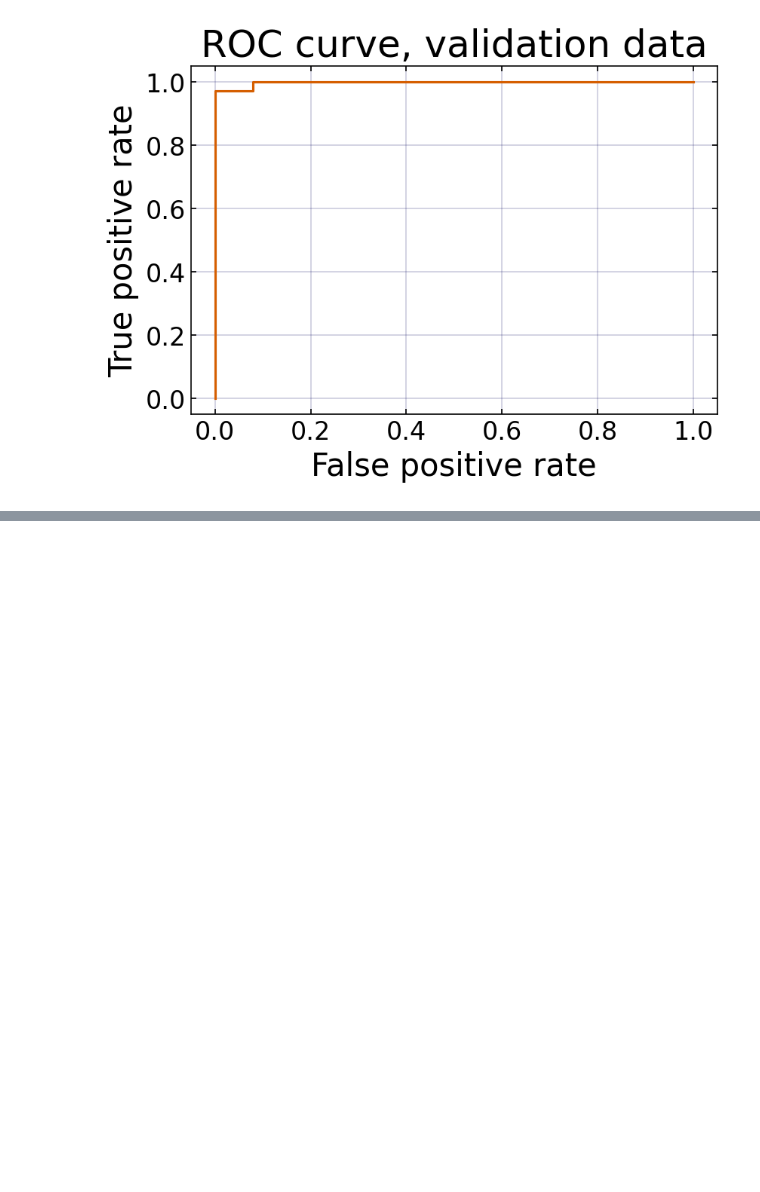
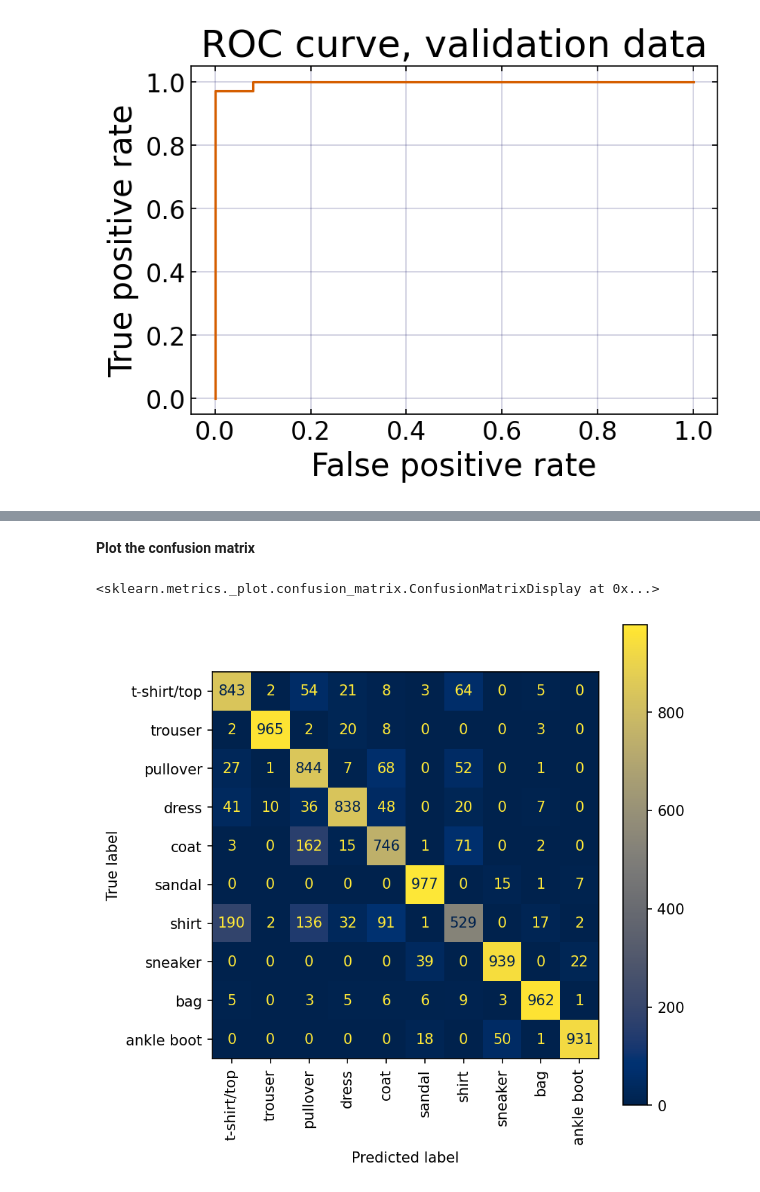
Before and after one commit to Cissi07/DSML-Prep, a Jupyter notebook: DSML_code_shared.ipynb, the cells around one changed output, grey strips where cells are left out. Saved outputs shown, nothing was run; the diff lists cells and outputs as text; code cells hidden in the pictures; blank space fills up the shorter version.

```diff
--- a/DSML_code_shared.ipynb
+++ b/DSML_code_shared.ipynb
@@ -1866,0 +2228,23 @@ ROC score = 0.998
+# %%
+output_channels_roc_aucs, output_channels_labels, output_channels_probs, output_channels_accs = {}, {}, {}, {}
+output_channels_total_accs = {}
+for output_chann in output_channels:
+    y_test, y_preds, probs, pred_labels, roc_aucs, accs, accs_per_class = evaluateModel(output_channels_models[output_chann])
+    output_channels_roc_aucs[output_chann] = roc_aucs
+    output_channels_labels[output_chann] = pred_labels
+    output_channels_probs[output_chann] = probs
+    output_channels_total_accs[output_chann] = accs
+    output_channels_accs[output_chann] = accs_per_class
+
+classes = ('t-shirt/top', 'trouser', 'pullover', 'dress',
+           'coat', 'sandal', 'shirt', 'sneaker', 'bag', 'ankle boot')
+
+for output_chann in output_channels:
+    print('For model with {} output channels in first convolutional layer:'.format(output_chann))
+    print('Total classification accuracy = {:.2f}%'.format(output_channels_total_accs[output_chann]*100))
+
+    for i in range(10):
+        print('For class {}:'.format(classes[i]))
+        print('    Classification accuracy = {:.2f}%'.format(100*output_channels_accs[output_chann][i]))
+        print('    ROC-AUC score = {:.5f}'.format(output_channels_roc_aucs[output_chann][i]))
+        print('')
@@ -1866,0 +2298,12 @@ ROC score = 0.998
+# %% [markdown]
+**Plot the confusion matrix**
+# %%
+from sklearn.metrics import confusion_matrix, ConfusionMatrixDisplay
+
+fig, ax = plt.subplots(1,1, figsize = (6,6),dpi = 150)
+
+cm = confusion_matrix(y_test, output_channels_labels[20])
+ConfusionMatrixDisplay(cm, display_labels = classes).plot(cmap = plt.cm.cividis, ax = ax, xticks_rotation='vertical')
+# %% [output]
+<sklearn.metrics._plot.confusion_matrix.ConfusionMatrixDisplay at 0x...>
+[figure, added]
```
Also changed, not shown: parts of 31 cells of this notebook, 16 other files.
